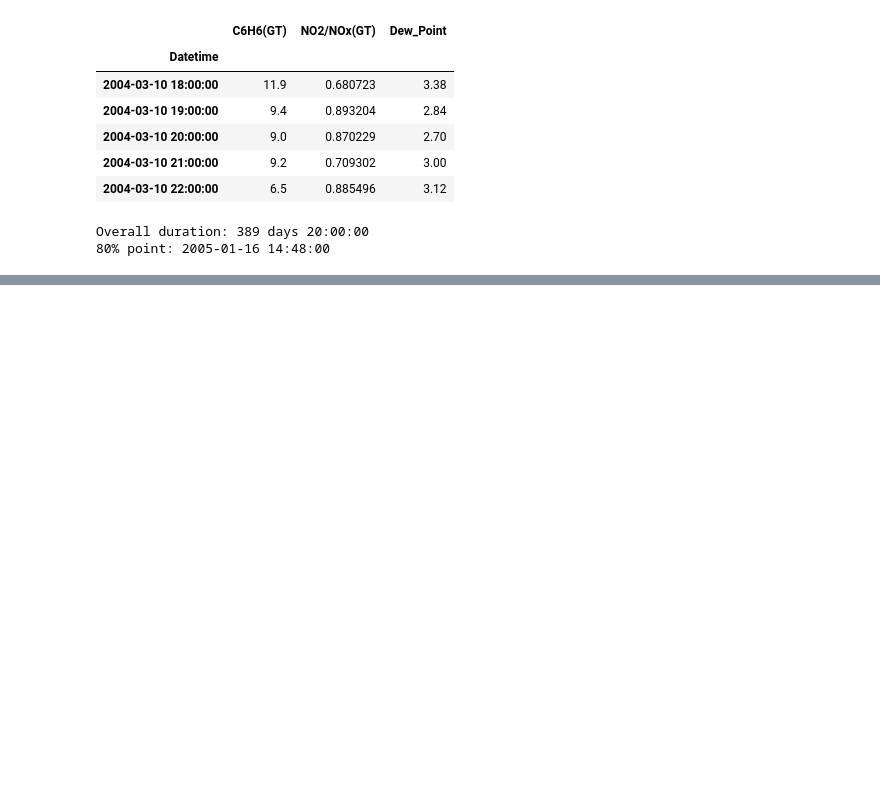
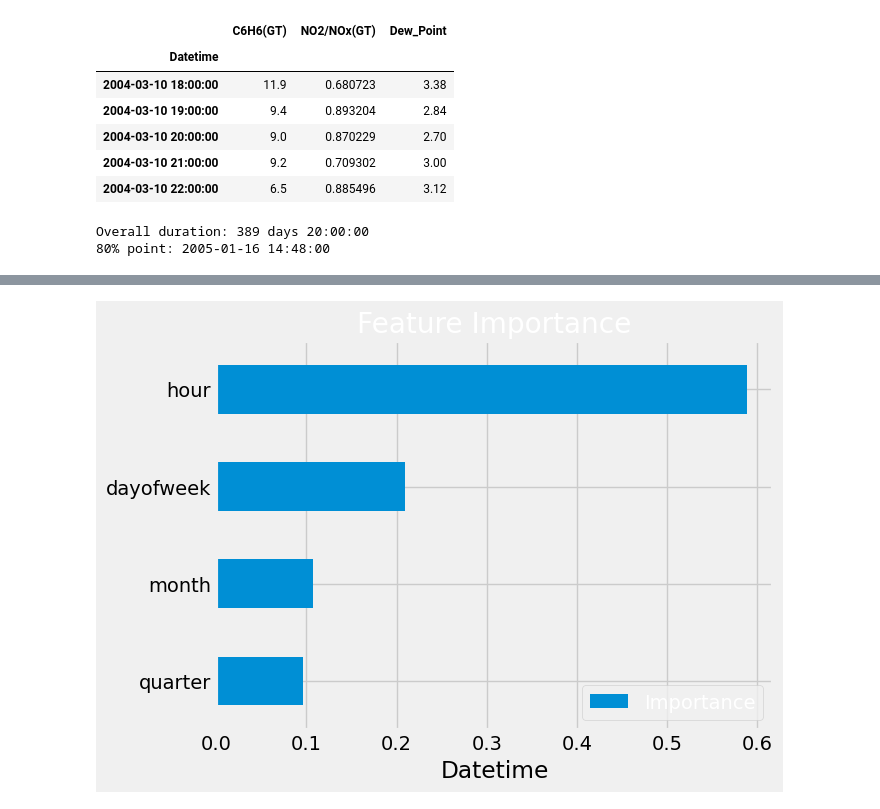
Before and after one commit to bryancastillo10/Machine-Learning-Projects, a Jupyter notebook: ml_air_quality.ipynb, the cells around one changed output, grey strips where cells are left out. Cells and saved outputs as stored; diff of their text form; code cells hidden in the pictures; blank space fills up the shorter version.

```diff
--- a/ml_air_quality.ipynb
+++ b/ml_air_quality.ipynb
@@ -54,0 +117,4 @@ plt.show()
+# %%
+features = ['hour','dayofweek','quarter','month']
+target = 'C6H6(GT)'
+test.head()
@@ -54,0 +129,11 @@ plt.show()
+# %%
+X_train = train[features]
+y_train = train[target]
+
+X_test = test[features]
+y_test = test[target]
+# %%
+reg = xgb.XGBRegressor(n_estimators = 1000, early_stopping_rounds=50,
+learning_rate=0.01)
+reg.fit(X_train, y_train, eval_set=[(X_train,y_train),(X_test,y_test)],
+verbose=True)
@@ -54,0 +169,10 @@ plt.show()
+# %%
+fi = pd.DataFrame(data=reg.feature_importances_,
+index=reg.feature_names_in_,columns=['Importance'])
+# %%
+fi.sort_values('Importance').plot(kind='barh',title='Feature Importance')
+plt.tick_params(colors='black')
+plt.xlabel('Datetime',color='black')
+plt.show()
+# %% [output]
+[figure, added]
```
Also changed, not shown: parts of 16 cells of this notebook.
